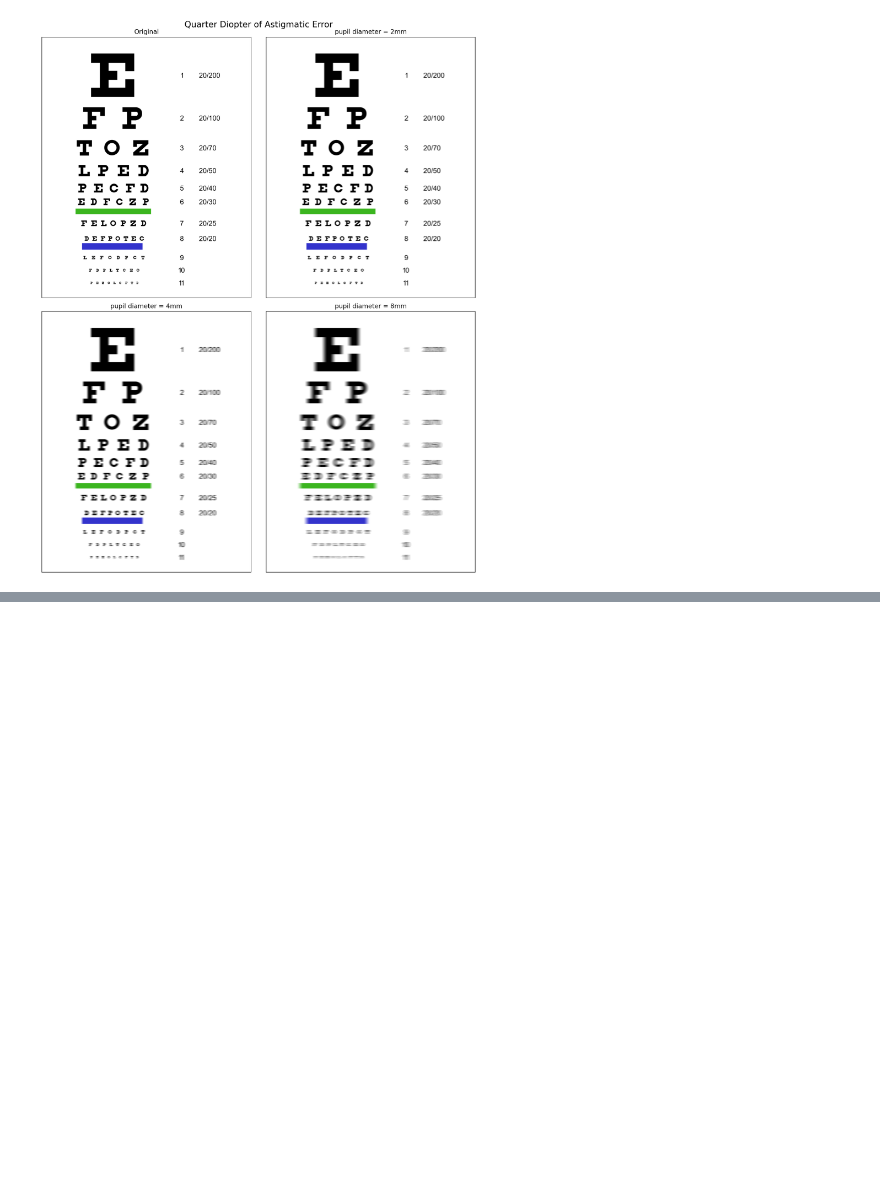
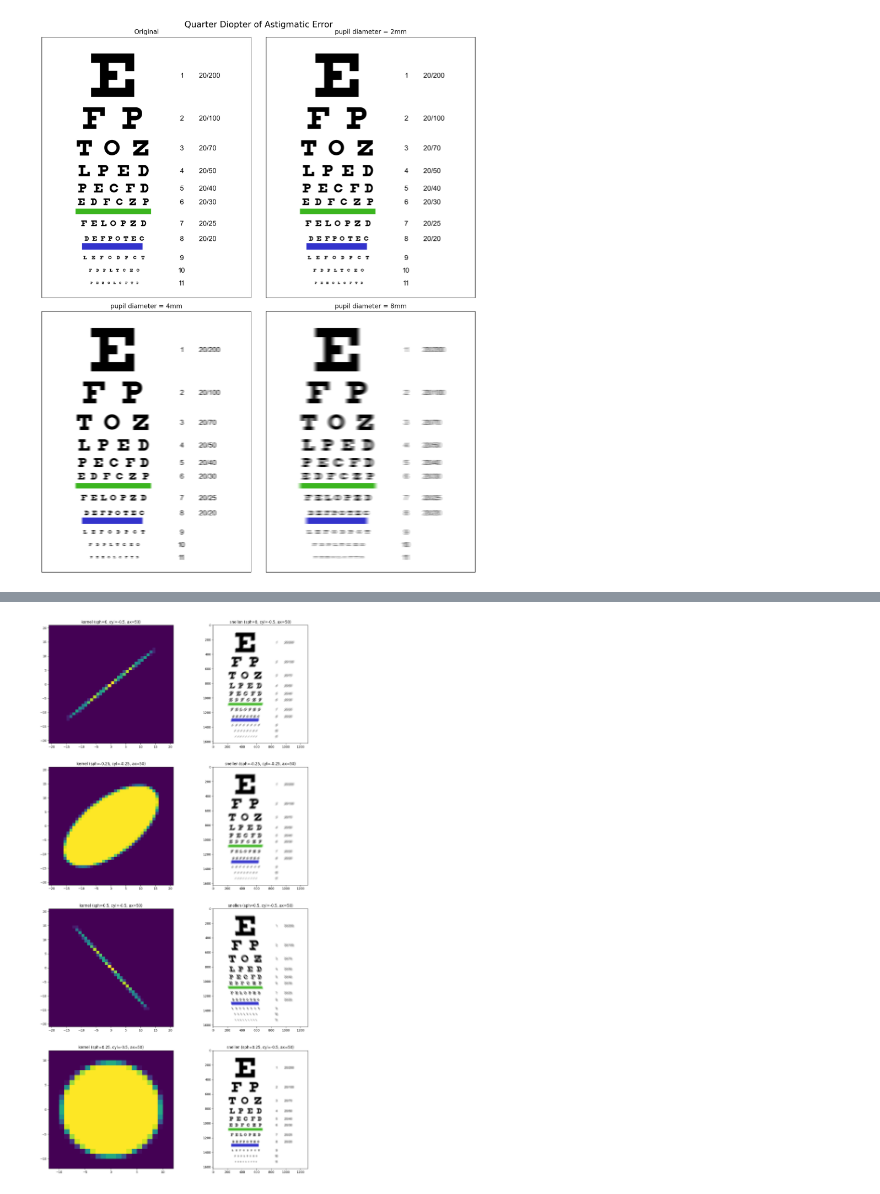
Before and after one commit to scottmsul/EyeSimulator, a Jupyter notebook: Geometric_Defocus.ipynb, the cells around one changed output, grey strips where cells are left out. Saved outputs shown, nothing was run; the diff lists cells and outputs as text; code cells hidden in the pictures; blank space fills up the shorter version.

Commit message:
updated combined sph and cyl, saved combined sph and cyl plot

```diff
--- a/Geometric_Defocus.ipynb
+++ b/Geometric_Defocus.ipynb
@@ -154,0 +161,74 @@ plt.show()
+# %%
+import cv2
+import numpy as np
+import matplotlib.pyplot as plt
+
+fig, axs = plt.subplots(4, 2, figsize=(16, 32))
+
+d = .004 # pupil diameter
+N = 1001
+
+rad2am = 360 / (2*np.pi) * 60
+am2px = 28/5
+epsilon = 1e-8
+
+aperture = np.zeros((N,N), dtype=int)
+aperture[np.sqrt(x**2+y**2)<=r] = 1
+img = cv2.imread('images/Snellen_chart.png')
+
+def plot(sph_err, cyl_err, cyl_ax_deg, ax_kernel, ax_snellen):
+    cyl_ax = cyl_ax_deg * (2*np.pi/360)
+
+    # input number is the axis of rotation of the cylindrical lens
+    # blur direction is 90 degree offset
+    # minus sign comes from flipping doctor's perspective to patient's perspective
+    blur_angle = np.pi/2 - cyl_ax
+
+    r = d/2
+    dx = d/(N-1)
+    x,y = np.mgrid[-r:r:dx, -r:r:dx]
+
+    # sph
+    ab_x_sph = x * sph_err * rad2am * am2px
+    ab_y_sph = y * sph_err * rad2am * am2px
+
+    # cyl
+    # epsilon helps provide straight lines in cases of 0 or 90 which introduce asymmetrical ~1e-16 errors
+    phi = np.arctan2(y,x)
+    dist = np.sqrt(x**2+y**2) * np.cos(phi-blur_angle)
+    ab_x_cyl = dist*np.cos(blur_angle) * cyl_err * rad2am * am2px + epsilon
+    ab_y_cyl = dist*np.sin(blur_angle) * cyl_err * rad2am * am2px + epsilon
+
+    ab_x = ab_x_sph + ab_x_cyl
+    ab_y = ab_y_sph + ab_y_cyl
+
+    max_x = np.ceil(np.abs(ab_x)).max()
+    max_y = np.ceil(np.abs(ab_y)).max()
+    max_px = int(max(max_x, max_y))
+    bins = (np.linspace(-max_px, max_px, max_px*2+1), np.linspace(-max_px, max_px, max_px*2+1))
+
+    ab, x_edges, y_edges = np.histogram2d(ab_x.flatten()[aperture.flatten()==1], ab_y.flatten()[aperture.flatten()==1], bins=bins)
+
+    # convert to cartesian
+    # see https://numpy.org/doc/stable/reference/generated/numpy.histogram2d.html
+    ab = ab.T
+
+    ax_kernel.pcolormesh(x_edges, y_edges, ab)
+    ax_kernel.set_title(f'kernel (sph={sph_err}, cyl={cyl_err}, ax={cyl_ax_deg})')
+
+    kernel = ab / ab.sum()
+    dst = cv2.filter2D(img,-1,kernel[:, ::-1])
+    ax_snellen.imshow(dst)
+    ax_snellen.set_title(f'snellen (sph={sph_err}, cyl={cyl_err}, ax={cyl_ax_deg})')
+
+sph_errs = [0, -0.25, 0.5, 0.25]
+cyl_errs = [-0.5, -0.25, -0.5, -0.5]
+cyl_ax_deg = 50
+
+for i, (sph_err, cyl_err) in enumerate(zip(sph_errs, cyl_errs)):
+    plot(sph_err, cyl_err, cyl_ax_deg, axs[i,0], axs[i,1])
+
+plt.savefig('images/combined_sph_cyl_defocus.png')
+plt.show()
+# %% [output]
+[figure, added]
```
Also changed, not shown: parts of 1 cell of this notebook, 1 other file.
